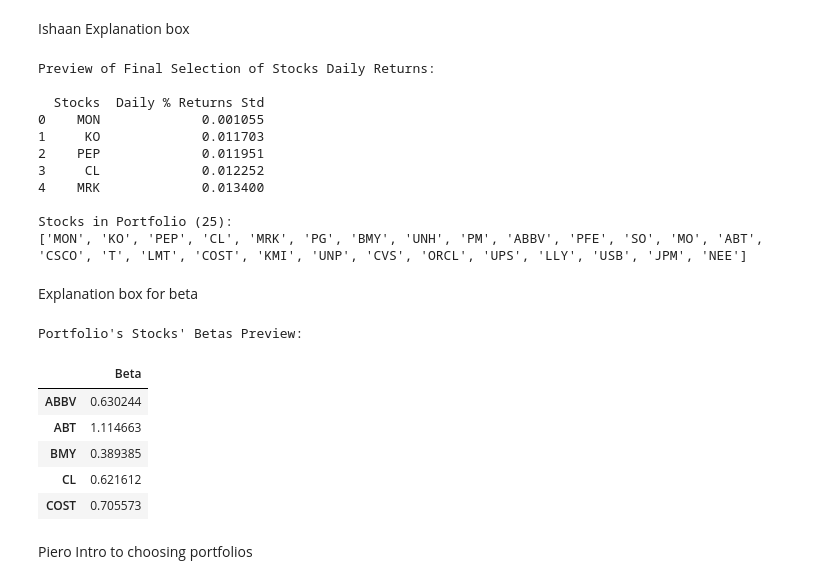
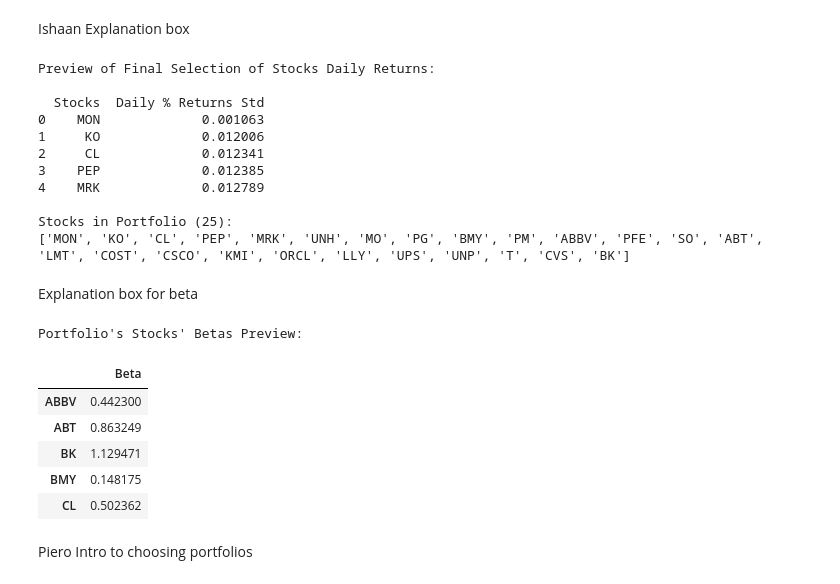
Before and after one commit to Pcamposeo/Robo-Advisor, a Jupyter notebook: Team_05_Assignment.ipynb, the cells around one changed output. Cells and saved outputs as stored; diff of their text form; code cells hidden in the pictures.

```diff
--- a/Team_05_Assignment.ipynb
+++ b/Team_05_Assignment.ipynb
@@ -340,7 +342,7 @@ def lowest_volatile_stocks(pr_df):
     #Creates a list of the 'max_portfolios' least volatile stocks in the dataframe if there are more than 'max_portfolios',
     #else creates a list of all of the stocks. Prints dataframe
     if len(all_stock_vol_df) > max_portfolios:
-        final_portfolio_lst = all_stock_vol_df['Stocks'].loc[0 : max_portfolios + 1].values.tolist()
+        final_portfolio_lst = all_stock_vol_df['Stocks'].loc[0 : max_portfolios - 1].values.tolist()
         numstocks_final = max_portfolios
 
         print(all_stock_vol_df.iloc[0 : max_portfolios + 1].head())
@@ -361,14 +363,14 @@ tickersPrice_final = tickers_closeDF[ticklist_final]
 Preview of Final Selection of Stocks Daily Returns:
 
   Stocks  Daily % Returns Std
-0    MON             0.001055
-1     KO             0.011703
-2    PEP             0.011951
-3     CL             0.012252
-4    MRK             0.013400
+0    MON             0.001063
+1     KO             0.012006
+2     CL             0.012341
+3    PEP             0.012385
+4    MRK             0.012789
 
 Stocks in Portfolio (25):
-['MON', 'KO', 'PEP', 'CL', 'MRK', 'PG', 'BMY', 'UNH', 'PM', 'ABBV', 'PFE', 'SO', 'MO', 'ABT', 'CSCO', 'T', 'LMT', 'COST', 'KMI', 'UNP', 'CVS', 'ORCL', 'UPS', 'LLY', 'USB', 'JPM', 'NEE']
+['MON', 'KO', 'CL', 'PEP', 'MRK', 'UNH', 'MO', 'PG', 'BMY', 'PM', 'ABBV', 'PFE', 'SO', 'ABT', 'LMT', 'COST', 'CSCO', 'KMI', 'ORCL', 'LLY', 'UPS', 'UNP', 'T', 'CVS', 'BK']
 # %% [markdown]
 Explanation box for beta
 # %%
@@ -376,48 +378,48 @@ ref_market = "^NYA" #NYSE is what will be taking beta compared to
 
 #Consumes a DataFrame of the percent returns of stocks and a stock to represent the "market". It then returns the beta of each stock in the DataFrame
 #compared to the "market" inputted. The "market" stock must be a string of how the ticker appears in yfinance.
-def portfolio_beta(pr_df, market_stock):
+def portfolio_beta(pr_df, market_stock, start, end):
 
     # Creates a dataframe of the percent returns of the stock representing the market
     market = yf.Ticker(market_stock)
-    market_close = market.history(start=start, end = end, interval = "1d")['Close']
+    market_close = market.history(start = start, end = end, interval = "1d")['Close']
     market_pr = market_close.pct_change()
     market_pr_df = pd.DataFrame({market_stock: market_pr})
 
     # Merges pr_df and the market_pr_df together and drops the first row which is NaN values because there is no percent return for the first
     #data point
     beta_data = pr_df.merge(market_pr_df, left_index = True, right_index= True)
     beta_data.drop(index=beta_data.index[0], inplace = True)
 
     #Calculates the variance of the stock representing the market
     MarketVar = market_pr_df[market_stock].var()
     #Creates the beta matrix of the merged DataFrame
     Beta_matrix = beta_data.cov()/MarketVar
 
     #Prints Beta Matrix
     #print("Portfolio's Beta Matrix Preview:")
     #print(Beta_matrix.head())
 
     #DataFrame of the Betas of each stock
     portfolio_stock_beta = pd.DataFrame({"Beta": Beta_matrix.iloc[:, (len(Beta_matrix) - 2)],})
     portfolio_stock_beta.drop(market_stock, inplace = True)
 
     return(portfolio_stock_beta)
 
-portfolio_betas = portfolio_beta(tickersReturn_final, ref_market)
+portfolio_betas = portfolio_beta(tickersReturn_final, ref_market, start, end)
 beta_list = portfolio_betas['Beta'].values.tolist()
 
 #Prints the Beta of each stock
 print("Portfolio's Stocks' Betas Preview:")
 portfolio_betas.head()
 # %% [output]
 Portfolio's Stocks' Betas Preview:
 |  | Beta |
-| ABBV | 0.630244 |
-| ABT | 1.114663 |
-| BMY | 0.389385 |
-| CL | 0.621612 |
-| COST | 0.705573 |
+| ABBV | 0.442300 |
+| ABT | 0.863249 |
+| BK | 1.129471 |
+| BMY | 0.148175 |
+| CL | 0.502362 |
 # %% [markdown]
 Piero Intro to choosing portfolios
 # %%
```
Also changed, not shown: parts of 14 cells of this notebook, 1 other file.
